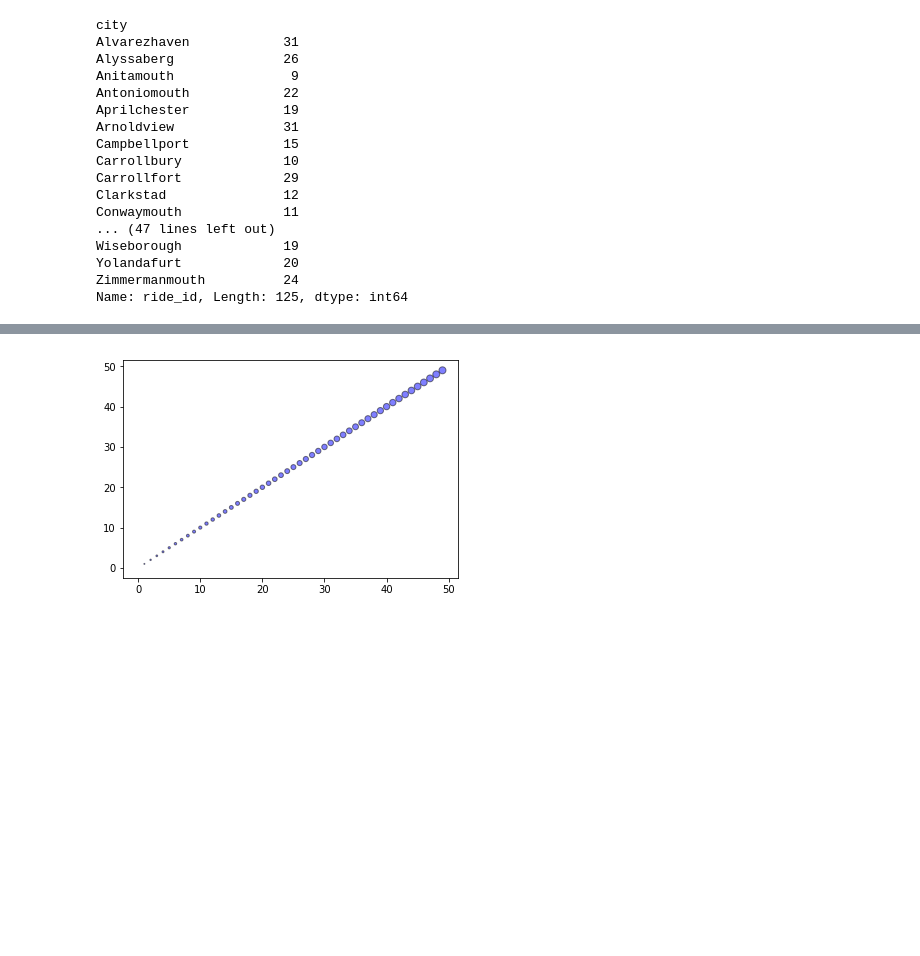
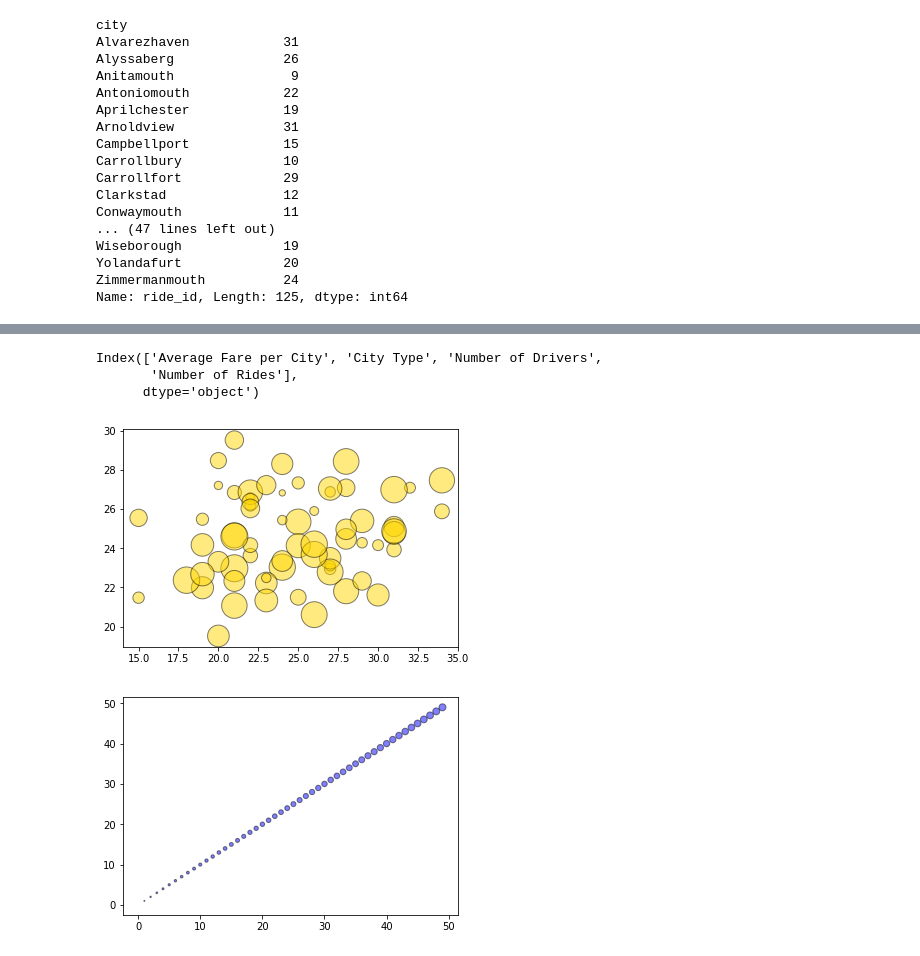
Before and after one commit to ENPlummer/Pyber, a Jupyter notebook: Pyber.ipynb, the cells around one changed output, grey strips where cells are left out. Saved outputs shown, nothing was run; the diff lists cells and outputs as text; code cells hidden in the pictures; blank space fills up the shorter version.

```diff
--- a/Pyber.ipynb
+++ b/Pyber.ipynb
@@ -131,0 +102,5 @@ total_rides = np.arange(0,50,1)
+# %%
+#Find the total number of drivers per city.
+
+total_drivers = pyber_data.groupby("city")["driver_count"].mean()
+total_drivers
@@ -131,0 +125,9 @@ total_rides = np.arange(0,50,1)
+# %%
+city_type = city_data_df.set_index('city')['type']
+# %%
+pyber_cities = pd.DataFrame({"Average Fare per City":average_fare,
+                 "Number of Rides": total_rides,
+                 "Number of Drivers": total_drivers,
+                 "City Type": city_type
+})
+pyber_cities.head()
@@ -132,3 +141,22 @@ total_rides = np.arange(0,50,1)
+# %%
+urban = pyber_cities.loc[pyber_cities["City Type"]== "Urban"]
+#suburban
+#rural
+# %%
+pyber_cities.columns
+# %% [output]
+Index(['Average Fare per City', 'City Type', 'Number of Drivers',
+       'Number of Rides'],
+      dtype='object')
+# %%
+plt.scatter(urban["Number of Rides"], urban["Average Fare per City"], color = "gold", edgecolors="black", s=urban["Number of Drivers"]*10, label= "Urban", alpha=0.5)
+plt.scatter(rural['Number '], color = 'lightskyblue')
+
+
+
+plt.show()
+# %% [output]
+[figure, added]
 # %%
 #Create a scatter plot for total rides per city.
 
```
Also changed, not shown: parts of 17 cells of this notebook.
